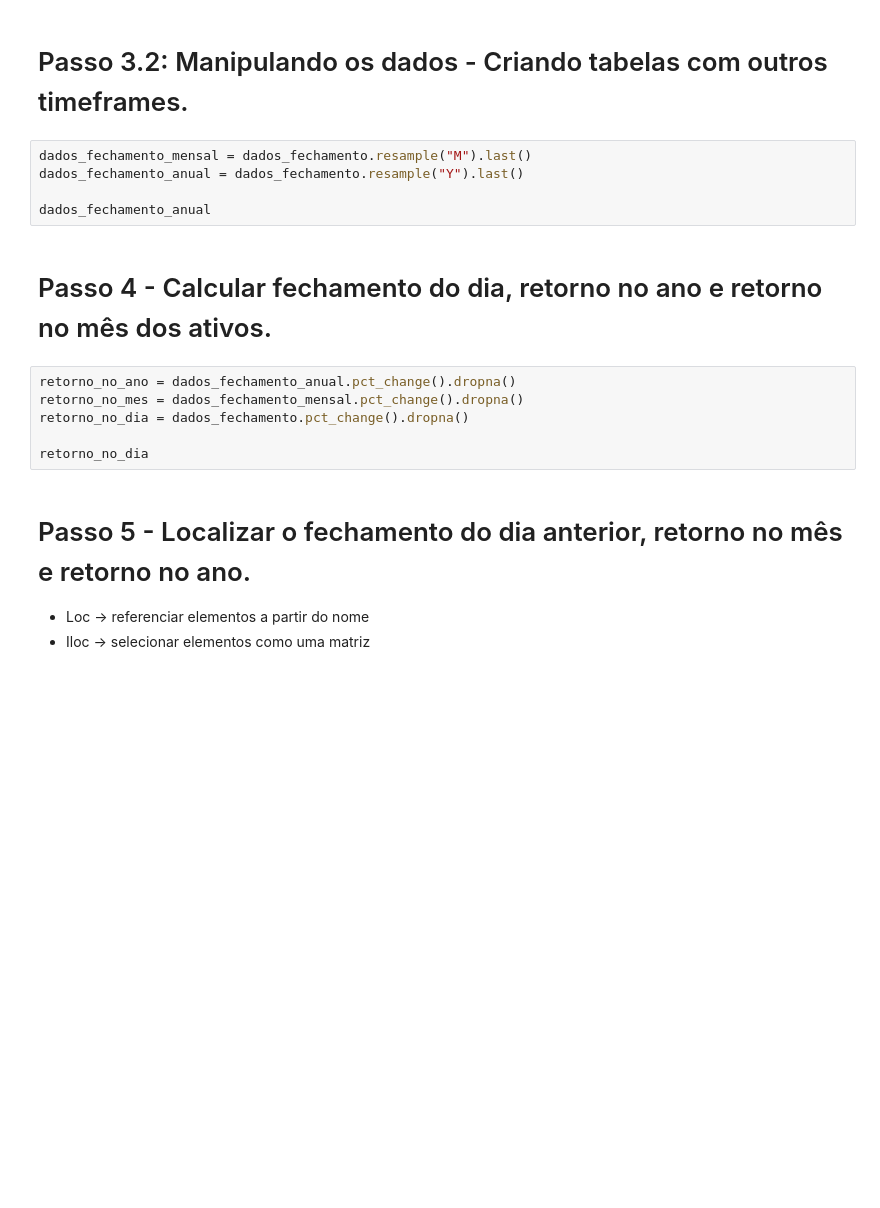
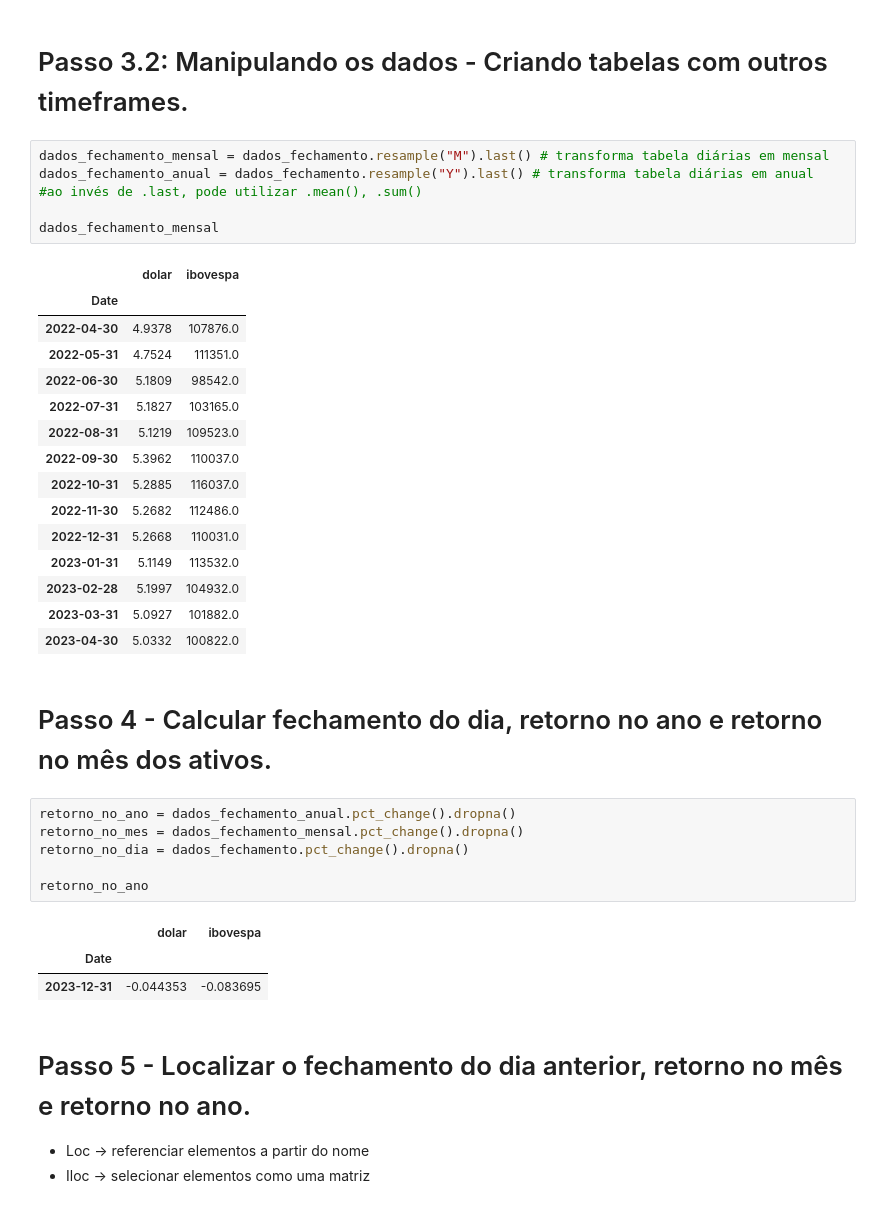
Before and after one commit to Mateus-cpa/Portfolio, a Jupyter notebook: 1-relatorio-diario-de-mercado.ipynb, the cells around one changed output. Drawn from its saved outputs; the diff is of its cells as text; blank space fills up the shorter version.

```diff
--- a/1-relatorio-diario-de-mercado.ipynb
+++ b/1-relatorio-diario-de-mercado.ipynb
@@ -55,10 +128,27 @@ dados_fechamento
 # %% [markdown]
 # Passo 3.2: Manipulando os dados - Criando tabelas com outros timeframes.
 # %%
-dados_fechamento_mensal = dados_fechamento.resample("M").last()
-dados_fechamento_anual = dados_fechamento.resample("Y").last()
+dados_fechamento_mensal = dados_fechamento.resample("M").last() # transforma tabela diárias em mensal
+dados_fechamento_anual = dados_fechamento.resample("Y").last() # transforma tabela diárias em anual
+#ao invés de .last, pode utilizar .mean(), .sum()
 
-dados_fechamento_anual
+dados_fechamento_mensal
+# %% [output]
+|  | dolar | ibovespa |
+| Date |  |  |
+| 2022-04-30 | 4.9378 | 107876.0 |
+| 2022-05-31 | 4.7524 | 111351.0 |
+| 2022-06-30 | 5.1809 | 98542.0 |
+| 2022-07-31 | 5.1827 | 103165.0 |
+| 2022-08-31 | 5.1219 | 109523.0 |
+| 2022-09-30 | 5.3962 | 110037.0 |
+| 2022-10-31 | 5.2885 | 116037.0 |
+| 2022-11-30 | 5.2682 | 112486.0 |
+| 2022-12-31 | 5.2668 | 110031.0 |
+| 2023-01-31 | 5.1149 | 113532.0 |
+| 2023-02-28 | 5.1997 | 104932.0 |
+| 2023-03-31 | 5.0927 | 101882.0 |
+| 2023-04-30 | 5.0332 | 100822.0 |
 # %% [markdown]
 # Passo 4 - Calcular fechamento do dia, retorno no ano e retorno no mês dos ativos.
 # %%
@@ -66,7 +156,11 @@ retorno_no_ano = dados_fechamento_anual.pct_change().dropna()
 retorno_no_mes = dados_fechamento_mensal.pct_change().dropna()
 retorno_no_dia = dados_fechamento.pct_change().dropna()
 
-retorno_no_dia
+retorno_no_ano
+# %% [output]
+|  | dolar | ibovespa |
+| Date |  |  |
+| 2023-12-31 | -0.044353 | -0.083695 |
 # %% [markdown]
 # Passo 5 - Localizar o fechamento do dia anterior, retorno no mês e retorno no ano.
 
```
Also changed, not shown: parts of 15 cells of this notebook.
